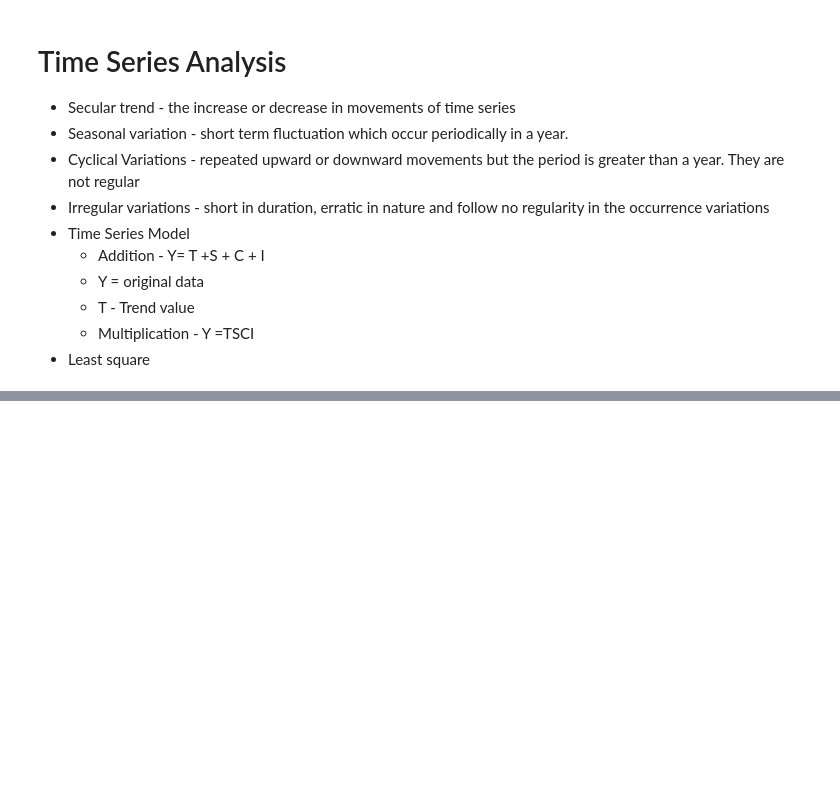
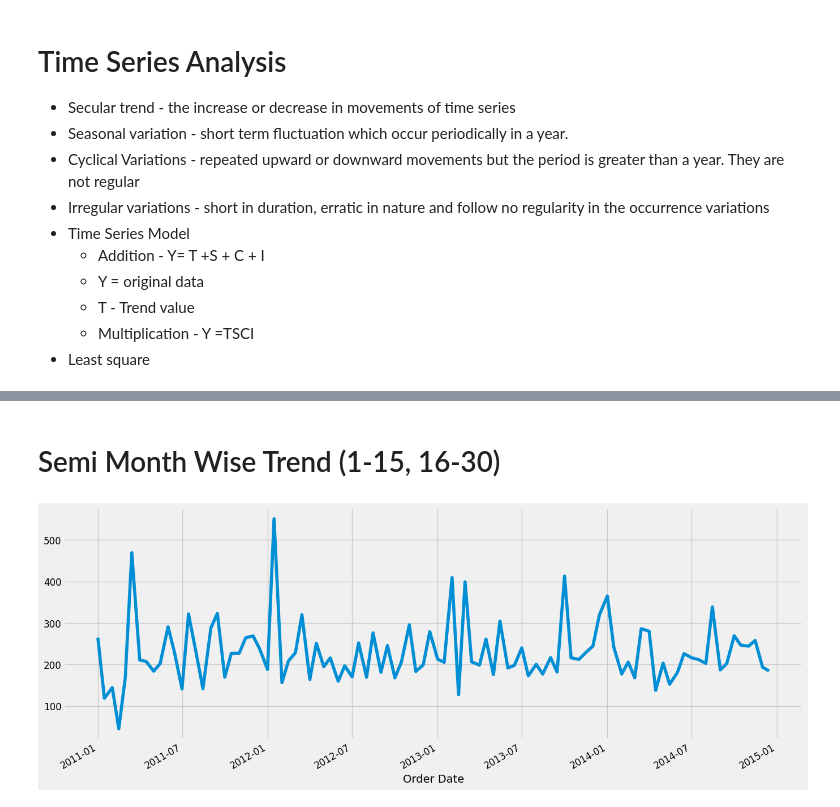
Before and after one commit to Rashay01/Machine-Learning-Notes, a Jupyter notebook: Day2.ipynb, the cells around one changed output, grey strips where cells are left out. Saved outputs shown, nothing was run; the diff lists cells and outputs as text; code cells hidden in the pictures; blank space fills up the shorter version.

```diff
--- a/Day2.ipynb
+++ b/Day2.ipynb
@@ -939,0 +1070,8 @@ Accuracy 0.8
+# %% [markdown]
+# Semi Month Wise Trend (1-15, 16-30)
+# %%
+y = furniture['Sales'].resample('SMS').mean()
+y.plot(figsize = (15, 6))
+plt.show()
+# %% [output]
+[figure, added]
```
Also changed, not shown: parts of 14 cells of this notebook.
